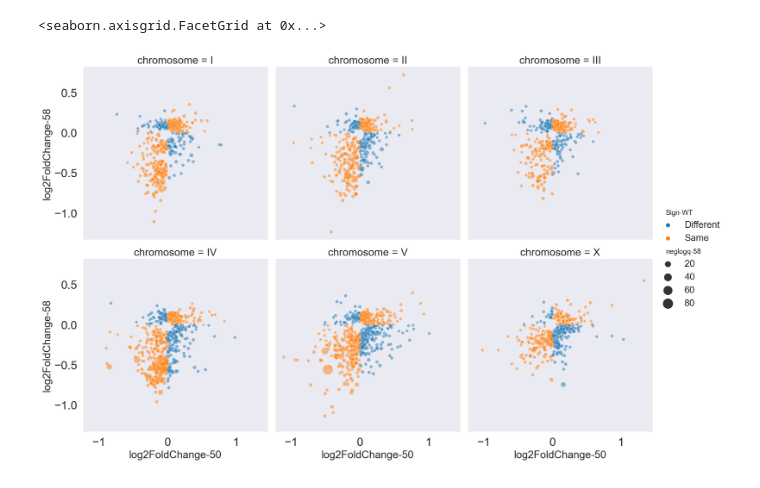
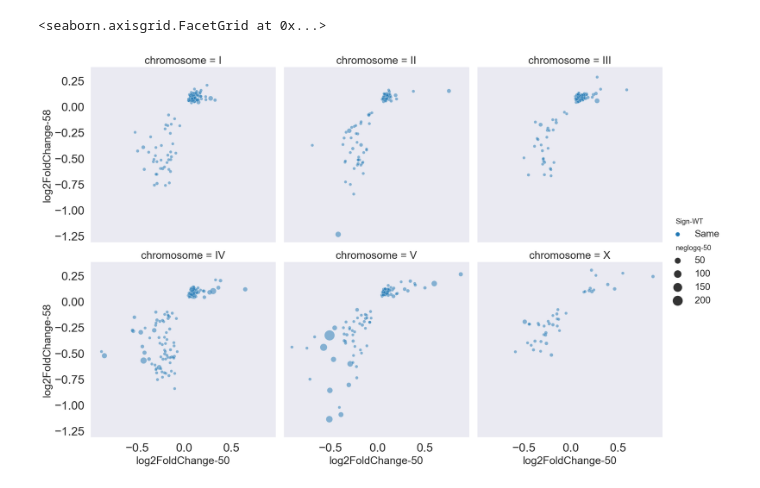
Before and after one commit to dangeles/Ascr10xomics, a Jupyter notebook: notebooks/02_PositionalEffectsExploratory.ipynb, the cells around one changed output. Drawn from its saved outputs; the diff is of its cells as text; code cells hidden in the pictures.

```diff
--- a/notebooks/02_PositionalEffectsExploratory.ipynb
+++ b/notebooks/02_PositionalEffectsExploratory.ipynb
@@ -50,11 +49,11 @@ Index(['baseMean-50', 'log2FoldChange-50', 'lfcSE-50', 'stat-50', 'pvalue-50',
 # %%
 sns.relplot(
-    data=res,
+    data=res[AND],
     x="log2FoldChange-50", y="log2FoldChange-58",
-    col="chromosome", size='neglogq-58', col_wrap=3,
+    col="chromosome", size='neglogq-50', col_wrap=3,
     kind="scatter", sizes=(25, 300), hue='Sign-WT',
     alpha=0.5
 )
 # %% [output]
 <seaborn.axisgrid.FacetGrid at 0x...>
-[figure, old version]
+[figure, new version]
```
Also changed, not shown: parts of 11 cells of this notebook.
